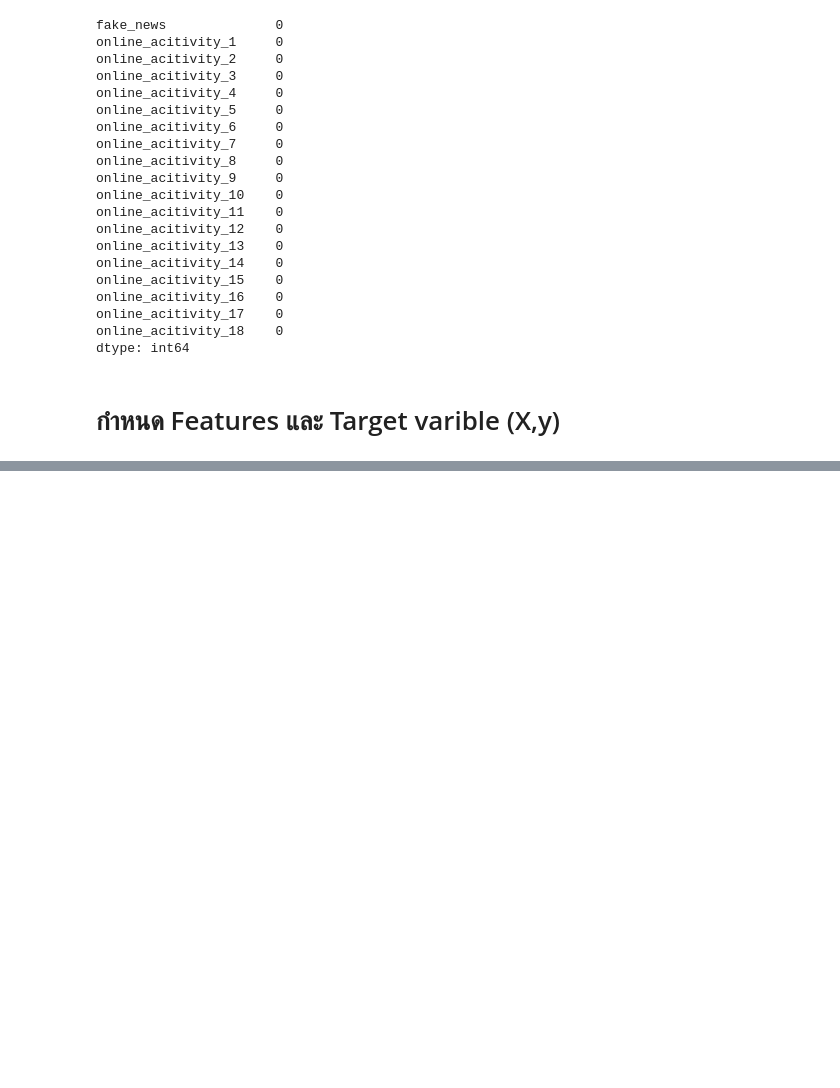
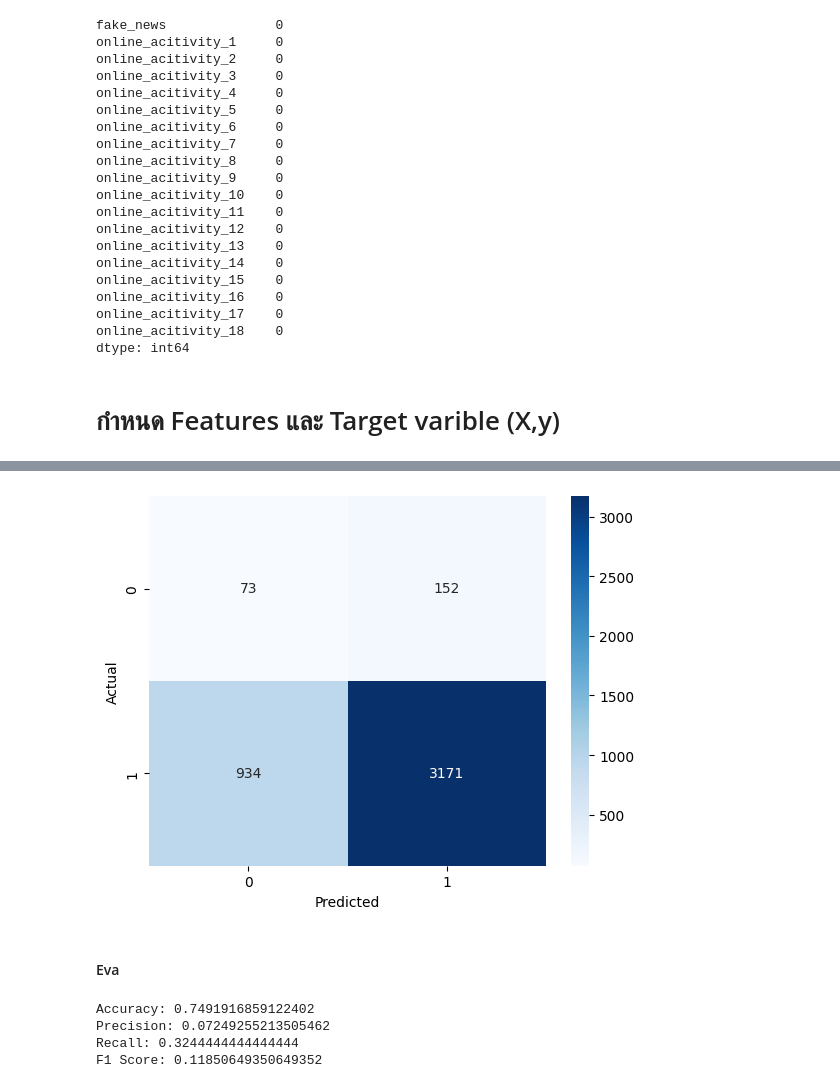
Before and after one commit to Piyaphat23/BSC_DPDM23, a Jupyter notebook: Internet.ipynb, the cells around one changed output, grey strips where cells are left out. Saved outputs shown, nothing was run; the diff lists cells and outputs as text; code cells hidden in the pictures; blank space fills up the shorter version.

```diff
--- a/Internet.ipynb
+++ b/Internet.ipynb
@@ -390,0 +343,31 @@ print(classification_report(y_test, y_pred))
+# %%
+# ทำนายบนชุดข้อมูลทดสอบ
+y_pred = tree_over.predict(X_test_OU)
+# %%
+cm = confusion_matrix(y_test_OU, y_pred)
+# %%
+sns.heatmap(cm, annot=True, fmt='d', cmap='Blues')
+plt.xlabel('Predicted')
+plt.ylabel('Actual')
+plt.show()
+# %% [output]
+[figure, added]
+# %% [markdown]
+#### Eva
+# %%
+# วัดประสิทธิภาพของโมเดล
+accuracy = accuracy_score(y_test_OU, y_pred)
+precision = precision_score(y_test_OU, y_pred, average='binary')  # binary average สำหรับประสิทธิภาพของคลาสเดียว
+recall = recall_score(y_test_OU, y_pred, average='binary')
+f1 = f1_score(y_test_OU, y_pred, average='binary')
+
+# แสดงค่าประสิทธิภาพของโมเดล
+print("Accuracy:", accuracy)
+print("Precision:", precision)
+print("Recall:", recall)
+print("F1 Score:", f1)
+# %% [output]
+Accuracy: 0.7491916859122402
+Precision: 0.07249255213505462
+Recall: 0.3244444444444444
+F1 Score: 0.11850649350649352
```
Also changed, not shown: parts of 119 cells of this notebook.
